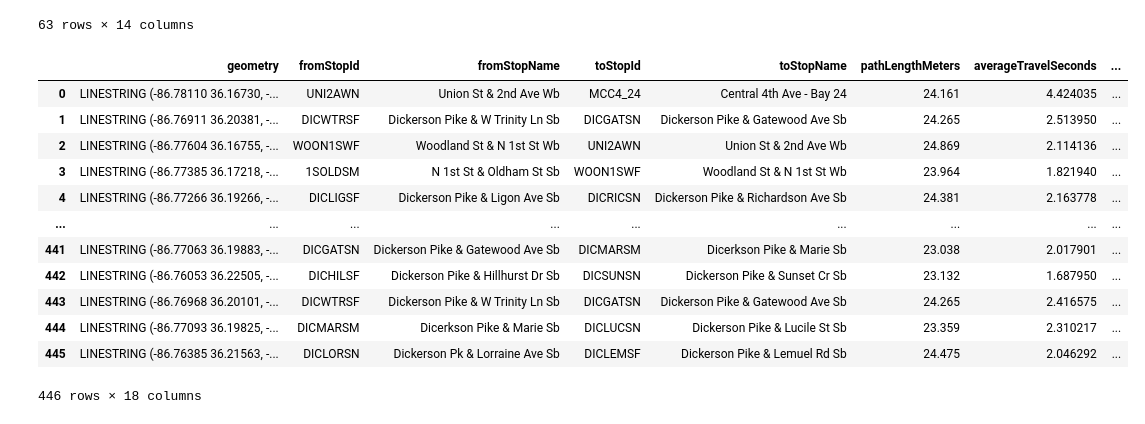
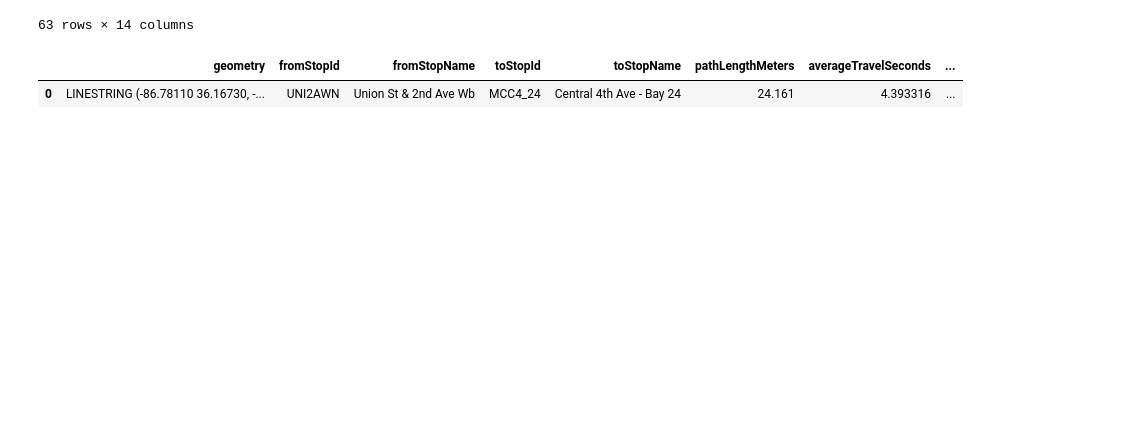
Before and after one commit to patlyons/wego-hades, a Jupyter notebook: notebook/geospatial_1.ipynb, the cells around one changed output. Cells and saved outputs as stored; diff of their text form; code cells hidden in the pictures; blank space fills up the shorter version.

```diff
--- a/notebook/geospatial_1.ipynb
+++ b/notebook/geospatial_1.ipynb
@@ -213,6 +213,7 @@ params = {
     'endTime' : '09:00',
     'format' : 'geojson',
     'resolution': 'hiRes',
+    'excludeDates': '02-18-2022',
 }
 
 
@@ -224,25 +225,15 @@ params1 = {
     'endDate' : '02-24-2022',
     'endTime' : '09:00',
     'resolution': 'hiRes',
+    'excludeDates': '02-18-2022',
 }
 # %%
 jan_mf_concat_df = concat_frames(requests.get(URL, params = params, headers = headers), requests.get(URL, params = params1, headers = headers))
 # %%
-jan_mf_concat_df
+jan_mf_concat_df.head(1)
 # %% [output]
 |  | geometry | fromStopId | fromStopName | toStopId | toStopName | pathLengthMeters | averageTravelSeconds | ... |
-| 0 | LINESTRING (-86.78110 36.16730, -... | UNI2AWN | Union St & 2nd Ave Wb | MCC4_24 | Central 4th Ave - Bay 24 | 24.161 | 4.424035 | ... |
-| 1 | LINESTRING (-86.76911 36.20381, -... | DICWTRSF | Dickerson Pike & W Trinity Ln Sb | DICGATSN | Dickerson Pike & Gatewood Ave Sb | 24.265 | 2.513950 | ... |
-| 2 | LINESTRING (-86.77604 36.16755, -... | WOON1SWF | Woodland St & N 1st St Wb | UNI2AWN | Union St & 2nd Ave Wb | 24.869 | 2.114136 | ... |
-| 3 | LINESTRING (-86.77385 36.17218, -... | 1SOLDSM | N 1st St & Oldham St Sb | WOON1SWF | Woodland St & N 1st St Wb | 23.964 | 1.821940 | ... |
-| 4 | LINESTRING (-86.77266 36.19266, -... | DICLIGSF | Dickerson Pike & Ligon Ave Sb | DICRICSN | Dickerson Pike & Richardson Ave Sb | 24.381 | 2.163778 | ... |
-| ... | ... | ... | ... | ... | ... | ... | ... | ... |
-| 441 | LINESTRING (-86.77063 36.19883, -... | DICGATSN | Dickerson Pike & Gatewood Ave Sb | DICMARSM | Dicerkson Pike & Marie Sb | 23.038 | 2.017901 | ... |
-| 442 | LINESTRING (-86.76053 36.22505, -... | DICHILSF | Dickerson Pike & Hillhurst Dr Sb | DICSUNSN | Dickerson Pike & Sunset Cr Sb | 23.132 | 1.687950 | ... |
-| 443 | LINESTRING (-86.76968 36.20101, -... | DICWTRSF | Dickerson Pike & W Trinity Ln Sb | DICGATSN | Dickerson Pike & Gatewood Ave Sb | 24.265 | 2.416575 | ... |
-| 444 | LINESTRING (-86.77093 36.19825, -... | DICMARSM | Dicerkson Pike & Marie Sb | DICLUCSN | Dickerson Pike & Lucile St Sb | 23.359 | 2.310217 | ... |
-| 445 | LINESTRING (-86.76385 36.21563, -... | DICLORSN | Dickerson Pk & Lorraine Ave Sb | DICLEMSF | Dickerson Pike & Lemuel Rd Sb | 24.475 | 2.046292 | ... |
+| 0 | LINESTRING (-86.78110 36.16730, -... | UNI2AWN | Union St & 2nd Ave Wb | MCC4_24 | Central 4th Ave - Bay 24 | 24.161 | 4.393316 | ... |
-446 rows × 18 columns
 # %%
 params = {
     'direction': '1',
```
Also changed, not shown: parts of 89 cells of this notebook, 1 other file.
